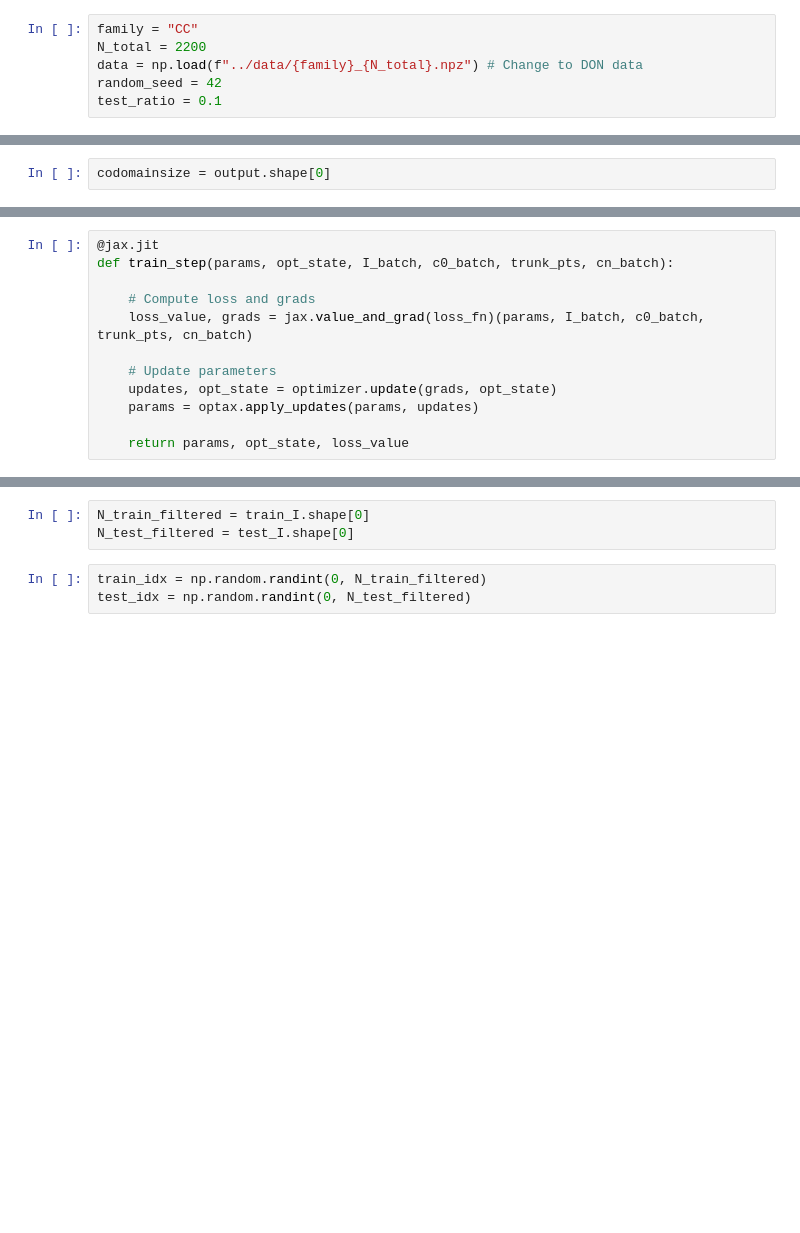
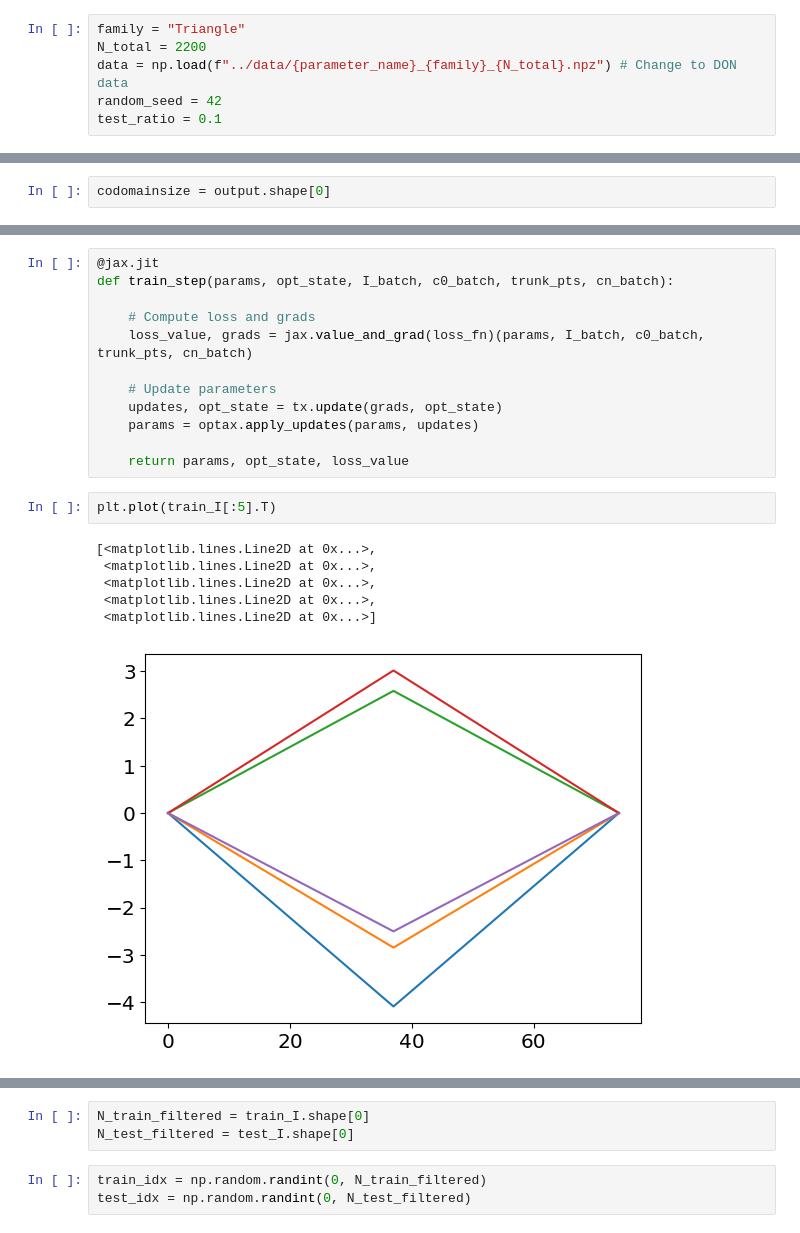
Before and after one commit to yingzai1/spm_neuraloperator, a Jupyter notebook: src/DON.ipynb, the cells around one changed output, grey strips where cells are left out. Cells and saved outputs as stored; diff of their text form; blank space fills up the shorter version.

```diff
--- a/src/DON.ipynb
+++ b/src/DON.ipynb
@@ -43,9 +46,9 @@ t_max = 3600
 C = params_bat["Nominal cell capacity [A.h]"]    # example scalar for GaussianRFCurrent
 t_max = 3600
 # %%
-family = "CC"
+family = "Triangle"
 N_total = 2200
-data = np.load(f"../data/{family}_{N_total}.npz") # Change to DON data
+data = np.load(f"../data/{parameter_name}_{family}_{N_total}.npz") # Change to DON data
 random_seed = 42
 test_ratio = 0.1
 # %%
@@ -249,10 +261,19 @@ def train_step(params, opt_state, I_batch, c0_batch, trunk_pts, cn_batch):
     loss_value, grads = jax.value_and_grad(loss_fn)(params, I_batch, c0_batch, trunk_pts, cn_batch)
 
     # Update parameters
-    updates, opt_state = optimizer.update(grads, opt_state)
+    updates, opt_state = tx.update(grads, opt_state)
     params = optax.apply_updates(params, updates)
 
     return params, opt_state, loss_value
+# %%
+plt.plot(train_I[:5].T)
+# %% [output]
+[<matplotlib.lines.Line2D at 0x...>,
+ <matplotlib.lines.Line2D at 0x...>,
+ <matplotlib.lines.Line2D at 0x...>,
+ <matplotlib.lines.Line2D at 0x...>,
+ <matplotlib.lines.Line2D at 0x...>]
+[figure, added]
 # %%
 train_losses = []
 test_losses = []
```
Also changed, not shown: parts of 13 cells of this notebook, 50 other files.
